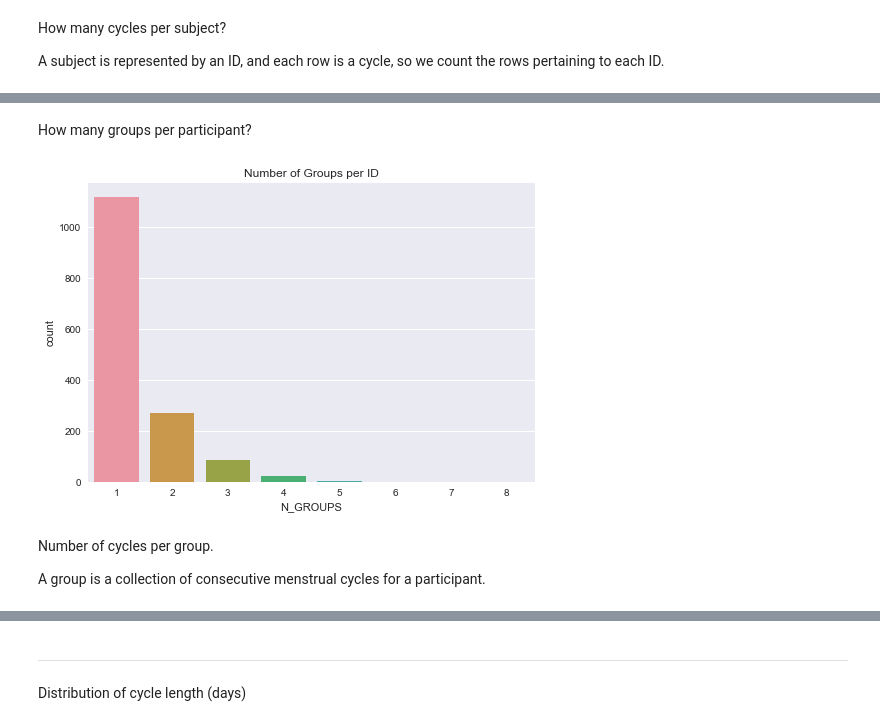
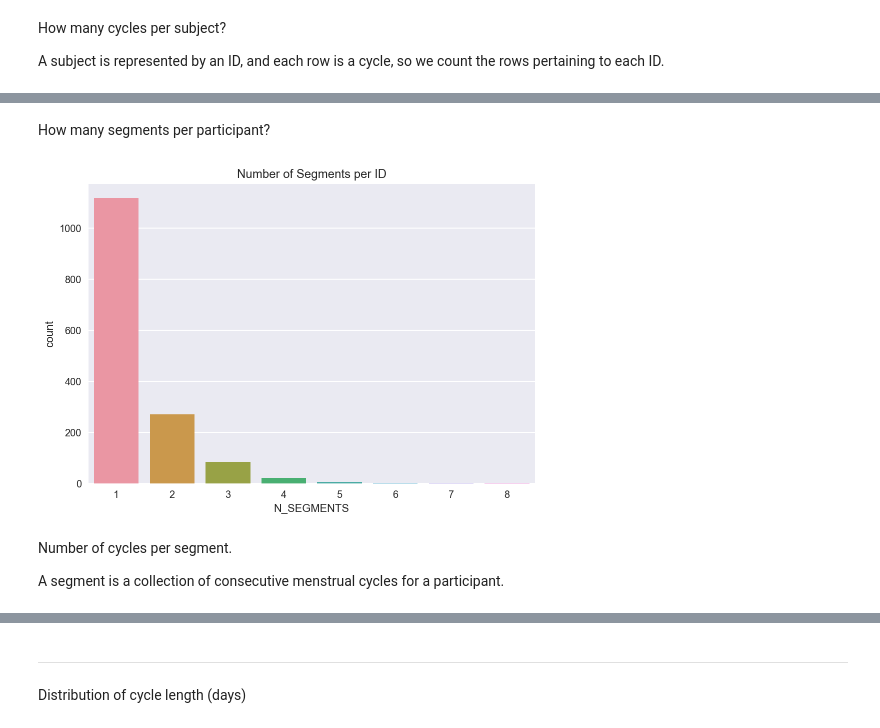
Before and after one commit to SMU-Ubicomp-Lab/OpenCycle, a Jupyter notebook: notebooks/2.0-sa-data-visualization.ipynb, the cells around one changed output, grey strips where cells are left out. Saved outputs shown, nothing was run; the diff lists cells and outputs as text; code cells hidden in the pictures.

Commit message:
Change language from "Group" to "Segment"
In line with the Miolo 1993 paper

```diff
--- a/notebooks/2.0-sa-data-visualization.ipynb
+++ b/notebooks/2.0-sa-data-visualization.ipynb
@@ -30,13 +30,13 @@ sns.countplot(df.ID.value_counts());
 # %% [markdown]
-How many groups per participant?
+How many segments per participant?
 # %%
-sns.countplot(x="N_GROUPS", data=df[["ID", "N_GROUPS"]].drop_duplicates())
-plt.title("Number of Groups per ID");
+sns.countplot(x="N_SEGMENTS", data=df[["ID", "N_SEGMENTS"]].drop_duplicates())
+plt.title("Number of Segments per ID");
 # %% [output]
-[figure, old version]
+[figure, new version]
 # %% [markdown]
-Number of cycles per group.
+Number of cycles per segment.
 
-A group is a collection of consecutive menstrual cycles for a participant.
+A segment is a collection of consecutive menstrual cycles for a participant.
 # %%
 fig = plt.figure()
```
Also changed, not shown: parts of 7 cells of this notebook, 10 other files.
